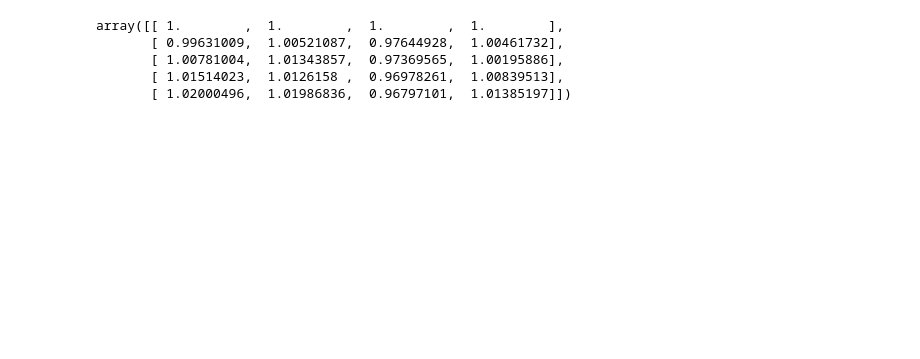
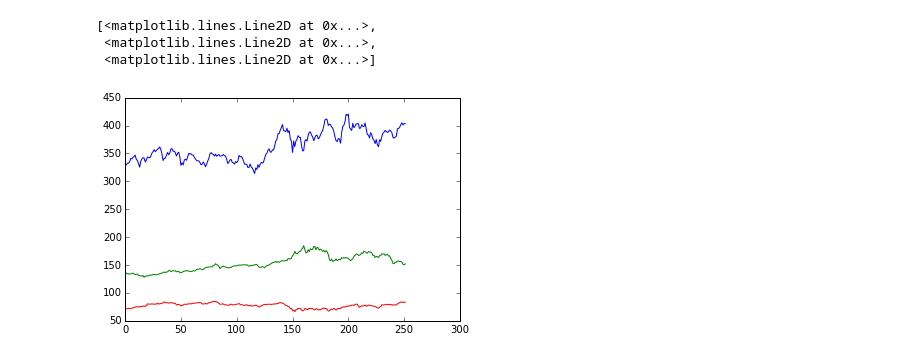
Before and after one commit to davidanderson/computational-investing, a Jupyter notebook: homework1/homework1.ipynb, the cells around one changed output. Saved outputs shown, nothing was run; the diff lists cells and outputs as text; code cells hidden in the pictures; blank space fills up the shorter version.

```diff
--- a/homework1/homework1.ipynb
+++ b/homework1/homework1.ipynb
@@ -49,10 +54,9 @@ array([[ 604.35,  328.16,  138.  ,   71.47],
+# %%
+plt.plot(na_price)
+# %% [output]
+[<matplotlib.lines.Line2D at 0x...>,
+ <matplotlib.lines.Line2D at 0x...>,
+ <matplotlib.lines.Line2D at 0x...>]
+[figure, added]
 # %%
 na_normalized_price = na_price / na_price[0,:]
-# %%
-na_normalized_price
-# %% [output]
-array([[ 1.        ,  1.        ,  1.        ,  1.        ],
-       [ 0.99631009,  1.00521087,  0.97644928,  1.00461732],
-       [ 1.00781004,  1.01343857,  0.97369565,  1.00195886],
-       [ 1.01514023,  1.0126158 ,  0.96978261,  1.00839513],
-       [ 1.02000496,  1.01986836,  0.96797101,  1.01385197]])
```
Also changed, not shown: parts of 14 cells of this notebook, 1 other file.
